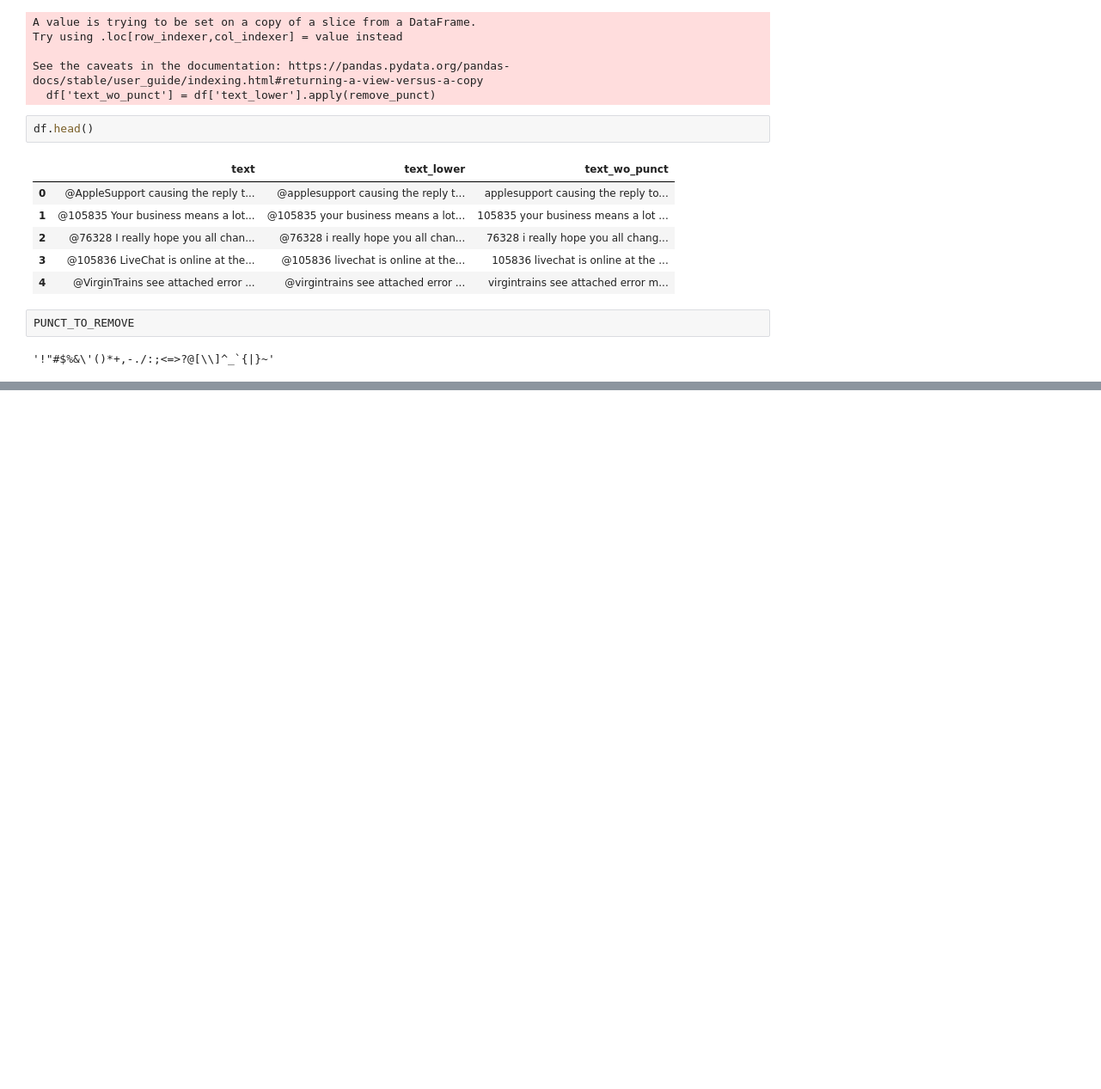
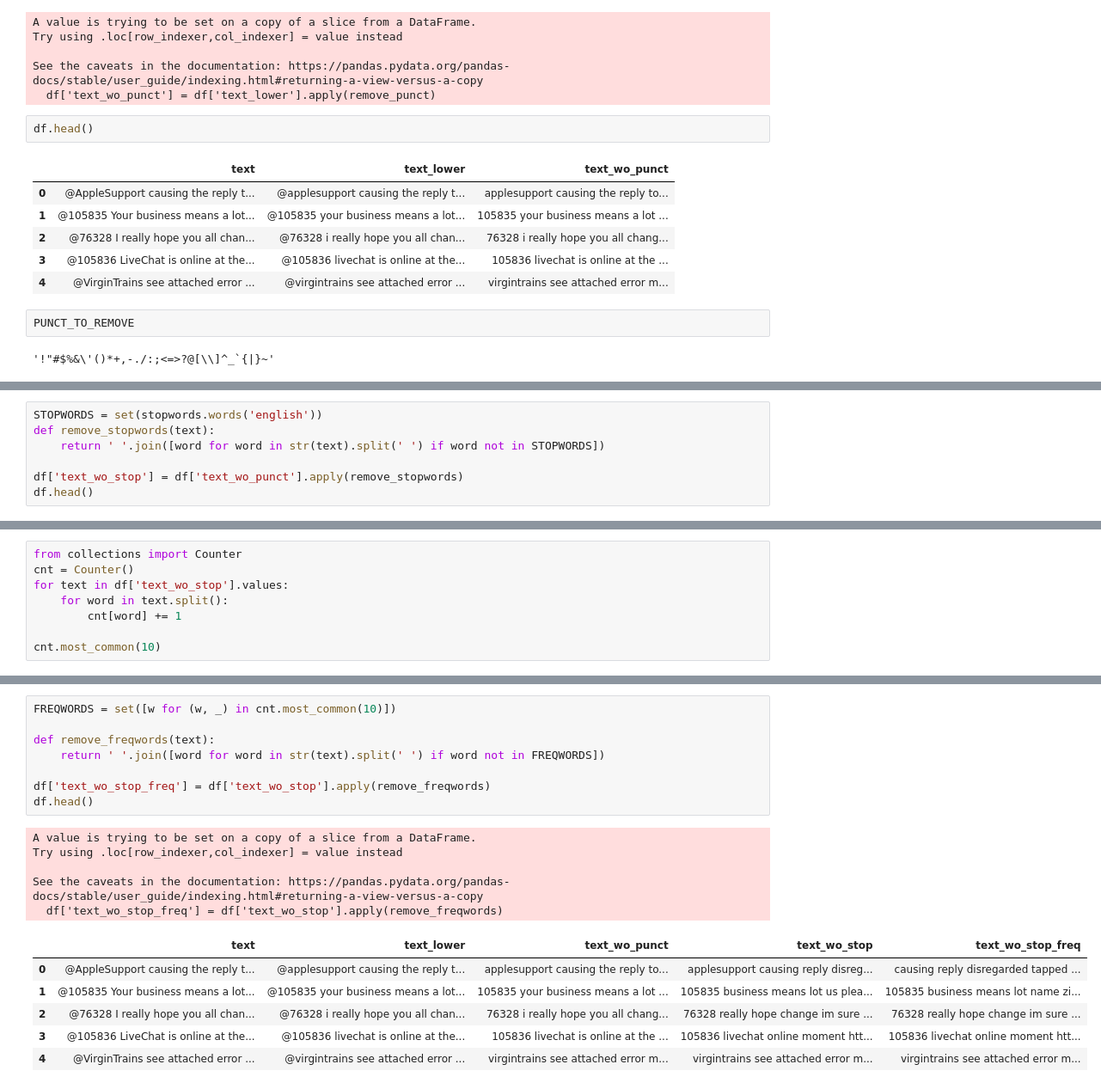
Before and after one commit to golubnichiy/bigdata_0925, a Jupyter notebook: day_07.ipynb, the cells around one changed output, grey strips where cells are left out. Shown at 86% size. Saved outputs shown, nothing was run; the diff lists cells and outputs as text; blank space fills up the shorter version.

```diff
--- a/day_07.ipynb
+++ b/day_07.ipynb
@@ -142,0 +144,7 @@ PUNCT_TO_REMOVE
+# %%
+STOPWORDS = set(stopwords.words('english'))
+def remove_stopwords(text):
+    return ' '.join([word for word in str(text).split(' ') if word not in STOPWORDS])
+
+df['text_wo_stop'] = df['text_wo_punct'].apply(remove_stopwords)
+df.head()
@@ -142,0 +163,8 @@ PUNCT_TO_REMOVE
+# %%
+from collections import Counter
+cnt = Counter()
+for text in df['text_wo_stop'].values:
+    for word in text.split():
+        cnt[word] += 1
+
+cnt.most_common(10)
@@ -142,0 +182,20 @@ PUNCT_TO_REMOVE
+# %%
+FREQWORDS = set([w for (w, _) in cnt.most_common(10)])
+
+def remove_freqwords(text):
+    return ' '.join([word for word in str(text).split(' ') if word not in FREQWORDS])
+
+df['text_wo_stop_freq'] = df['text_wo_stop'].apply(remove_freqwords)
+df.head()
+# %% [output]
+A value is trying to be set on a copy of a slice from a DataFrame.
+Try using .loc[row_indexer,col_indexer] = value instead
+
+See the caveats in the documentation: https://pandas.pydata.org/pandas-docs/stable/user_guide/indexing.html#returning-a-view-versus-a-copy
+  df['text_wo_stop_freq'] = df['text_wo_stop'].apply(remove_freqwords)
+|  | text | text_lower | text_wo_punct | text_wo_stop | text_wo_stop_freq |
+| 0 | @AppleSupport causing the reply t... | @applesupport causing the reply t... | applesupport causing the reply to... | applesupport causing reply disreg... | causing reply disregarded tapped ... |
+| 1 | @105835 Your business means a lot... | @105835 your business means a lot... | 105835 your business means a lot ... | 105835 business means lot us plea... | 105835 business means lot name zi... |
+| 2 | @76328 I really hope you all chan... | @76328 i really hope you all chan... | 76328 i really hope you all chang... | 76328 really hope change im sure ... | 76328 really hope change im sure ... |
+| 3 | @105836 LiveChat is online at the... | @105836 livechat is online at the... | 105836 livechat is online at the ... | 105836 livechat online moment htt... | 105836 livechat online moment htt... |
+| 4 | @VirginTrains see attached error ... | @virgintrains see attached error ... | virgintrains see attached error m... | virgintrains see attached error m... | virgintrains see attached error m... |
```
Also changed, not shown: parts of 9 cells of this notebook.
